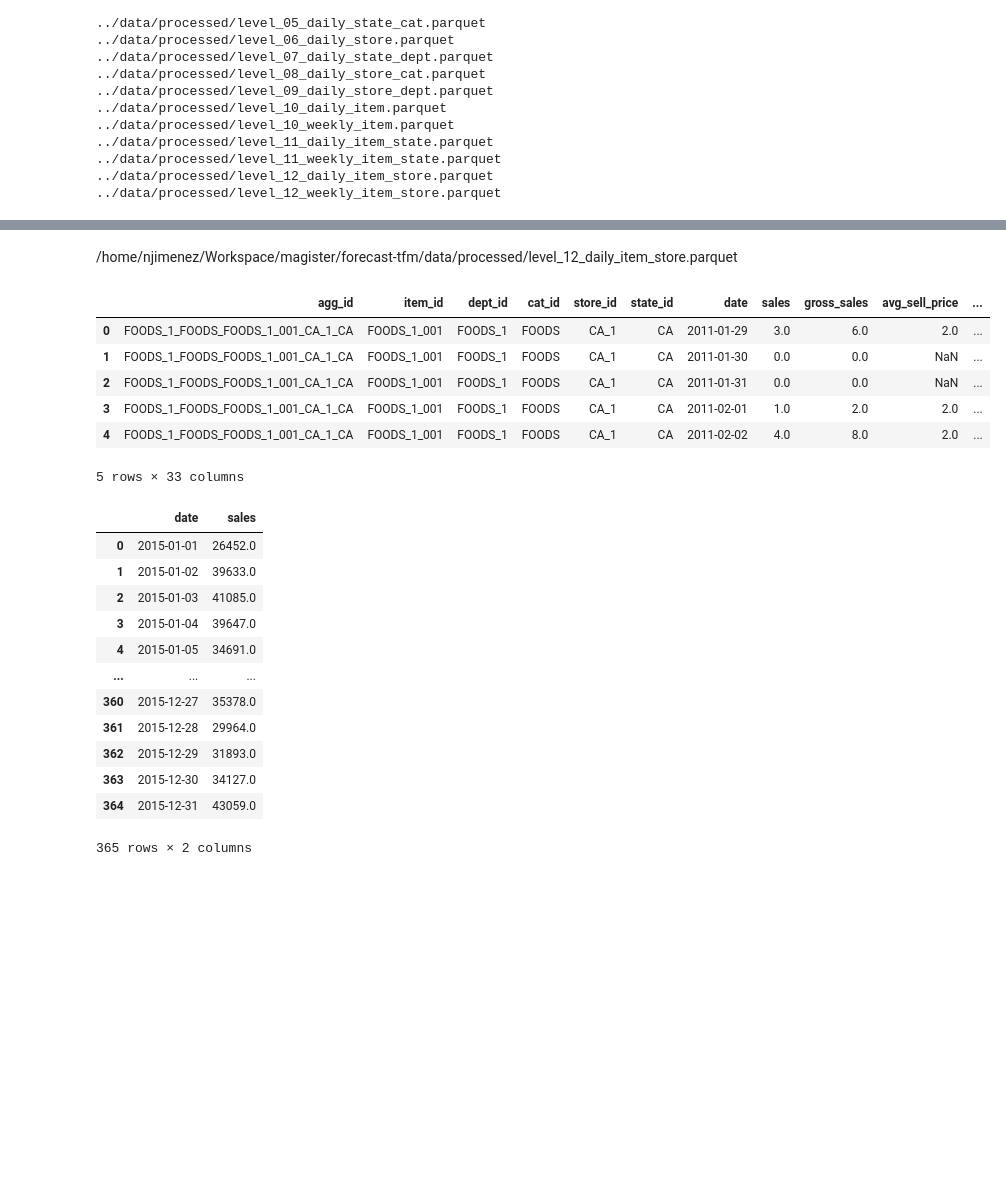
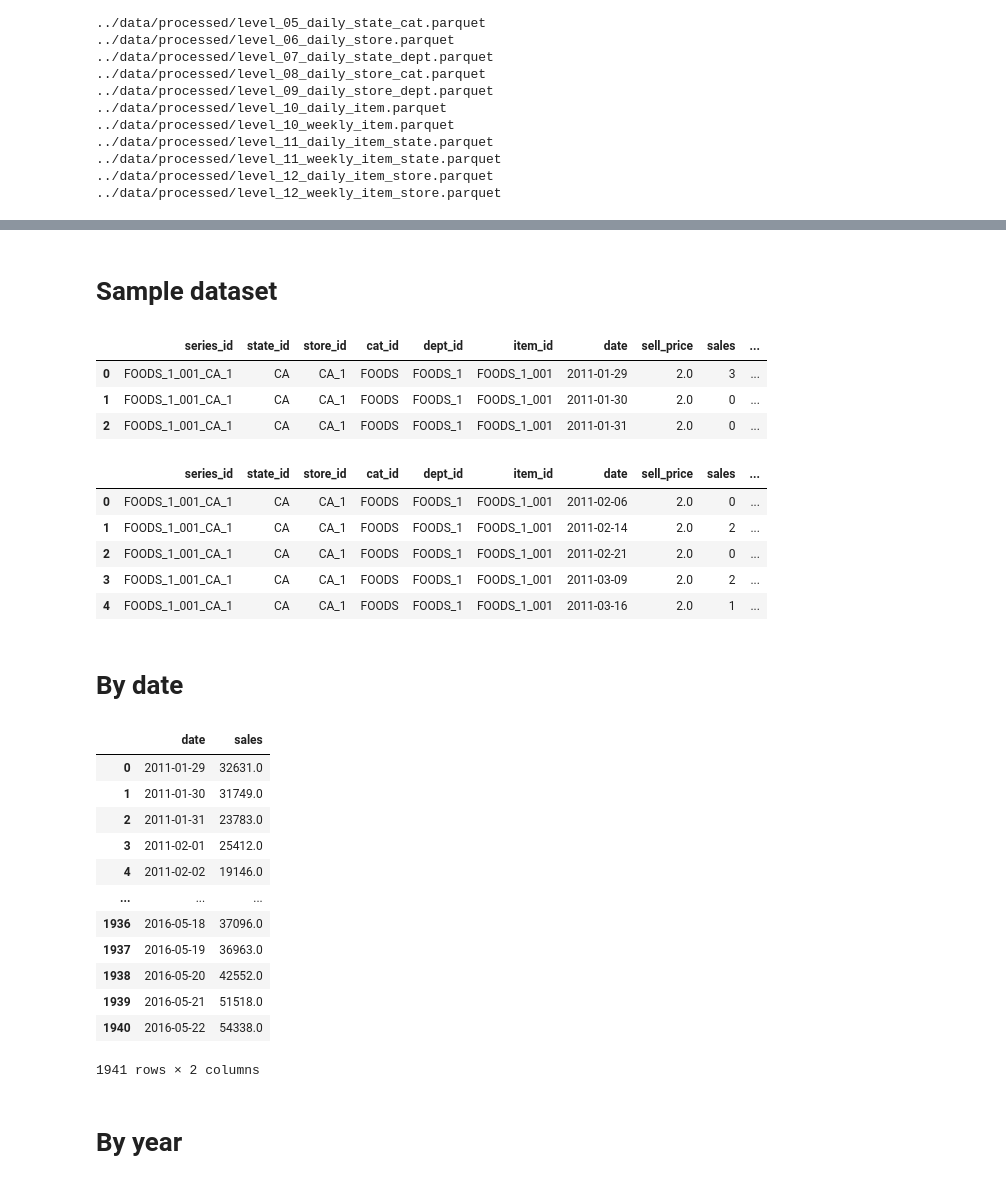
Before and after one commit to njimenez94/forecast-tfm, a Jupyter notebook: notebooks/01_eda.ipynb, the cells around one changed output, grey strips where cells are left out. Drawn from its saved outputs; the diff is of its cells as text; code cells hidden in the pictures; blank space fills up the shorter version.

```diff
--- a/notebooks/01_eda.ipynb
+++ b/notebooks/01_eda.ipynb
@@ -41,4 +38,2 @@ con.execute("SHOW TABLES").fetchdf()
-# %% [markdown]
-/home/njimenez/Workspace/magister/forecast-tfm/data/processed/level_12_daily_item_store.parquet
 # %%
 DATASET_PATH = "../data/processed/level_12_daily_item_store.parquet"
@@ -45,24 +42,29 @@ DATASET_PATH = "../data/processed/level_12_daily_item_store.parquet"
+# %% [markdown]
+# Sample dataset
 # %%
-duckdb.sql(f"""
-    SELECT *
-    FROM read_parquet('{DATASET_PATH}')
-    LIMIT 5
-""").df()
+con.execute("SELECT * FROM dataset_raw LIMIT 3").fetchdf()
 # %% [output]
-|  | agg_id | item_id | dept_id | cat_id | store_id | state_id | date | sales | gross_sales | avg_sell_price | ... |
-| 0 | FOODS_1_FOODS_FOODS_1_001_CA_1_CA | FOODS_1_001 | FOODS_1 | FOODS | CA_1 | CA | 2011-01-29 | 3.0 | 6.0 | 2.0 | ... |
-| 1 | FOODS_1_FOODS_FOODS_1_001_CA_1_CA | FOODS_1_001 | FOODS_1 | FOODS | CA_1 | CA | 2011-01-30 | 0.0 | 0.0 | NaN | ... |
-| 2 | FOODS_1_FOODS_FOODS_1_001_CA_1_CA | FOODS_1_001 | FOODS_1 | FOODS | CA_1 | CA | 2011-01-31 | 0.0 | 0.0 | NaN | ... |
-| 3 | FOODS_1_FOODS_FOODS_1_001_CA_1_CA | FOODS_1_001 | FOODS_1 | FOODS | CA_1 | CA | 2011-02-01 | 1.0 | 2.0 | 2.0 | ... |
-| 4 | FOODS_1_FOODS_FOODS_1_001_CA_1_CA | FOODS_1_001 | FOODS_1 | FOODS | CA_1 | CA | 2011-02-02 | 4.0 | 8.0 | 2.0 | ... |
+|  | series_id | state_id | store_id | cat_id | dept_id | item_id | date | sell_price | sales | ... |
+| 0 | FOODS_1_001_CA_1 | CA | CA_1 | FOODS | FOODS_1 | FOODS_1_001 | 2011-01-29 | 2.0 | 3 | ... |
+| 1 | FOODS_1_001_CA_1 | CA | CA_1 | FOODS | FOODS_1 | FOODS_1_001 | 2011-01-30 | 2.0 | 0 | ... |
+| 2 | FOODS_1_001_CA_1 | CA | CA_1 | FOODS | FOODS_1 | FOODS_1_001 | 2011-01-31 | 2.0 | 0 | ... |
-5 rows × 33 columns
+# %%
+con.execute("SELECT * FROM dataset_raw WHERE event_name != 'None' LIMIT 5").fetchdf()
+# %% [output]
+|  | series_id | state_id | store_id | cat_id | dept_id | item_id | date | sell_price | sales | ... |
+| 0 | FOODS_1_001_CA_1 | CA | CA_1 | FOODS | FOODS_1 | FOODS_1_001 | 2011-02-06 | 2.0 | 0 | ... |
+| 1 | FOODS_1_001_CA_1 | CA | CA_1 | FOODS | FOODS_1 | FOODS_1_001 | 2011-02-14 | 2.0 | 2 | ... |
+| 2 | FOODS_1_001_CA_1 | CA | CA_1 | FOODS | FOODS_1 | FOODS_1_001 | 2011-02-21 | 2.0 | 0 | ... |
+| 3 | FOODS_1_001_CA_1 | CA | CA_1 | FOODS | FOODS_1 | FOODS_1_001 | 2011-03-09 | 2.0 | 2 | ... |
+| 4 | FOODS_1_001_CA_1 | CA | CA_1 | FOODS | FOODS_1 | FOODS_1_001 | 2011-03-16 | 2.0 | 1 | ... |
+# %% [markdown]
+# By date
 # %%
-df_by_date = duckdb.sql(f"""
+df_by_date = con.execute(f"""
     SELECT
     date,
     SUM(sales) AS sales
-    FROM read_parquet('{DATASET_PATH}')
-    WHERE date >= '2015-01-01' AND date < '2016-01-01'
+    FROM dataset_raw
     GROUP BY date
     ORDER BY date
 """).df()
@@ -70,15 +72,17 @@ df_by_date = duckdb.sql(f"""
 df_by_date
 # %% [output]
 |  | date | sales |
-| 0 | 2015-01-01 | 26452.0 |
-| 1 | 2015-01-02 | 39633.0 |
-| 2 | 2015-01-03 | 41085.0 |
-| 3 | 2015-01-04 | 39647.0 |
-| 4 | 2015-01-05 | 34691.0 |
+| 0 | 2011-01-29 | 32631.0 |
+| 1 | 2011-01-30 | 31749.0 |
+| 2 | 2011-01-31 | 23783.0 |
+| 3 | 2011-02-01 | 25412.0 |
+| 4 | 2011-02-02 | 19146.0 |
 | ... | ... | ... |
-| 360 | 2015-12-27 | 35378.0 |
-| 361 | 2015-12-28 | 29964.0 |
-| 362 | 2015-12-29 | 31893.0 |
-| 363 | 2015-12-30 | 34127.0 |
-| 364 | 2015-12-31 | 43059.0 |
+| 1936 | 2016-05-18 | 37096.0 |
+| 1937 | 2016-05-19 | 36963.0 |
+| 1938 | 2016-05-20 | 42552.0 |
+| 1939 | 2016-05-21 | 51518.0 |
+| 1940 | 2016-05-22 | 54338.0 |
-365 rows × 2 columns
+1941 rows × 2 columns
+# %% [markdown]
+# By year
```
Also changed, not shown: parts of 27 cells of this notebook, 18 other files.
